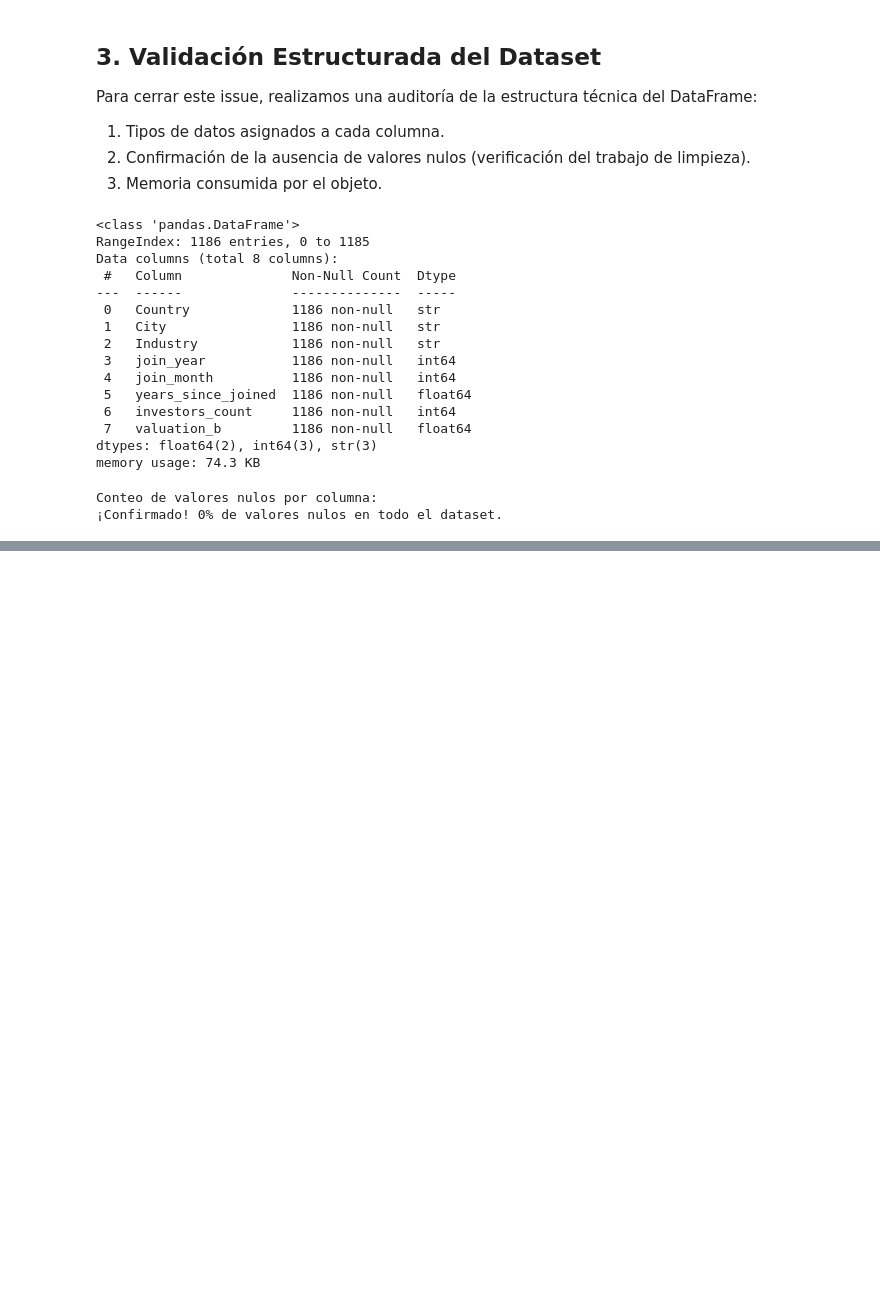
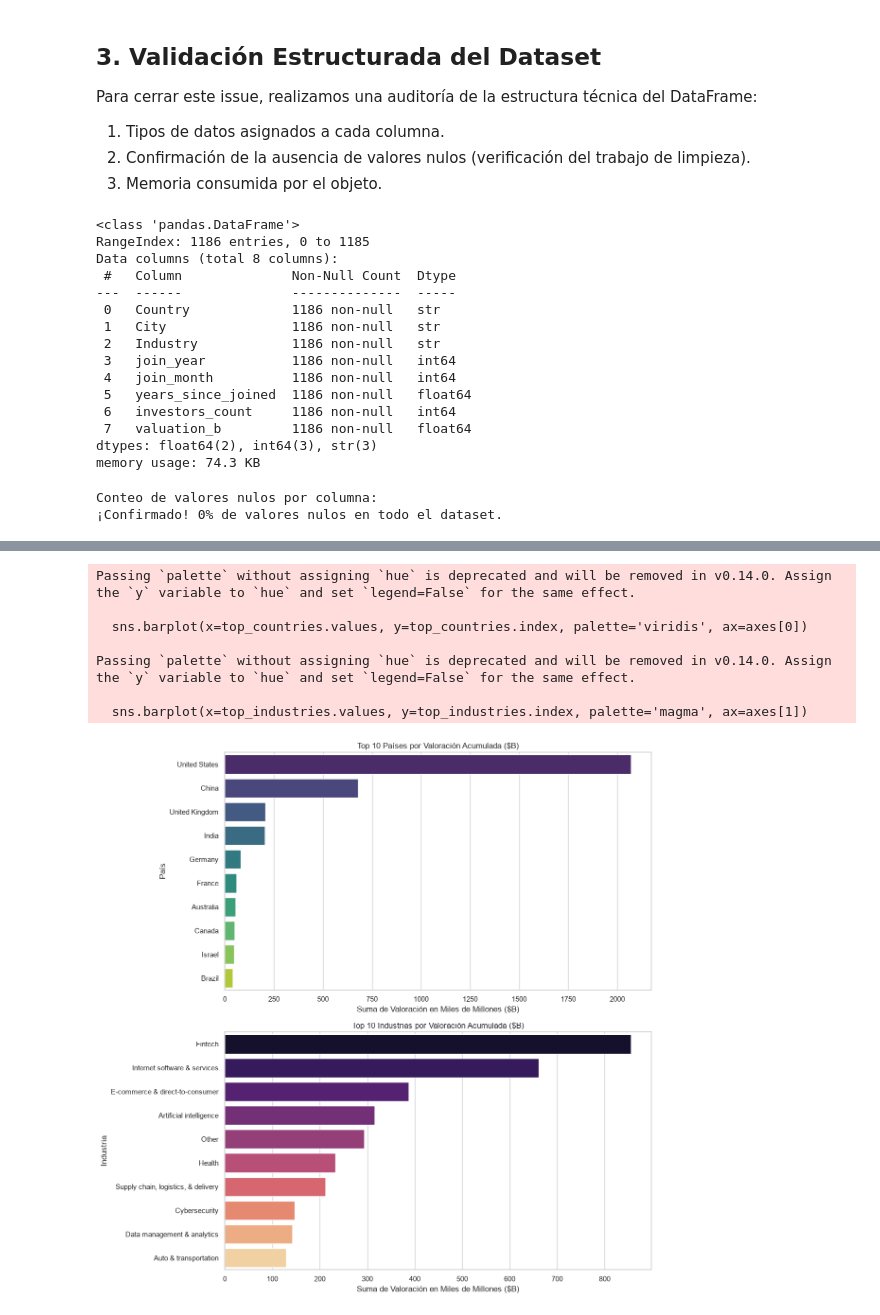
Before and after one commit to Bootcamp-IA-MAD-P7/proyecto4-grupo4, a Jupyter notebook: notebooks/01_eda.ipynb, the cells around one changed output, grey strips where cells are left out. Drawn from its saved outputs; the diff is of its cells as text; code cells hidden in the pictures; blank space fills up the shorter version.

```diff
--- a/notebooks/01_eda.ipynb
+++ b/notebooks/01_eda.ipynb
@@ -76,0 +128,29 @@ Conteo de valores nulos por columna:
+# %%
+# Crear una figura con 2 subgráficos (uno arriba y otro abajo)
+fig, axes = plt.subplots(2, 1, figsize=(12, 12))
+
+# 1. Valoración acumulada por País (Top 10)
+top_countries = df.groupby('Country')['valuation_b'].sum().sort_values(ascending=False).head(10)
+sns.barplot(x=top_countries.values, y=top_countries.index, palette='viridis', ax=axes[0])
+axes[0].set_title('Top 10 Países por Valoración Acumulada ($B)')
+axes[0].set_xlabel('Suma de Valoración en Miles de Millones ($B)')
+axes[0].set_ylabel('País')
+
+# 2. Valoración por Industria (Top 10)
+top_industries = df.groupby('Industry')['valuation_b'].sum().sort_values(ascending=False).head(10)
+sns.barplot(x=top_industries.values, y=top_industries.index, palette='magma', ax=axes[1])
+axes[1].set_title('Top 10 Industrias por Valoración Acumulada ($B)')
+axes[1].set_xlabel('Suma de Valoración en Miles de Millones ($B)')
+axes[1].set_ylabel('Industria')
+
+plt.tight_layout()
+plt.show()
+# %% [output]
+Passing `palette` without assigning `hue` is deprecated and will be removed in v0.14.0. Assign the `y` variable to `hue` and set `legend=False` for the same effect.
+
+  sns.barplot(x=top_countries.values, y=top_countries.index, palette='viridis', ax=axes[0])
+
+Passing `palette` without assigning `hue` is deprecated and will be removed in v0.14.0. Assign the `y` variable to `hue` and set `legend=False` for the same effect.
+
+  sns.barplot(x=top_industries.values, y=top_industries.index, palette='magma', ax=axes[1])
+[figure, added]
```
Also changed, not shown: parts of 9 cells of this notebook.
